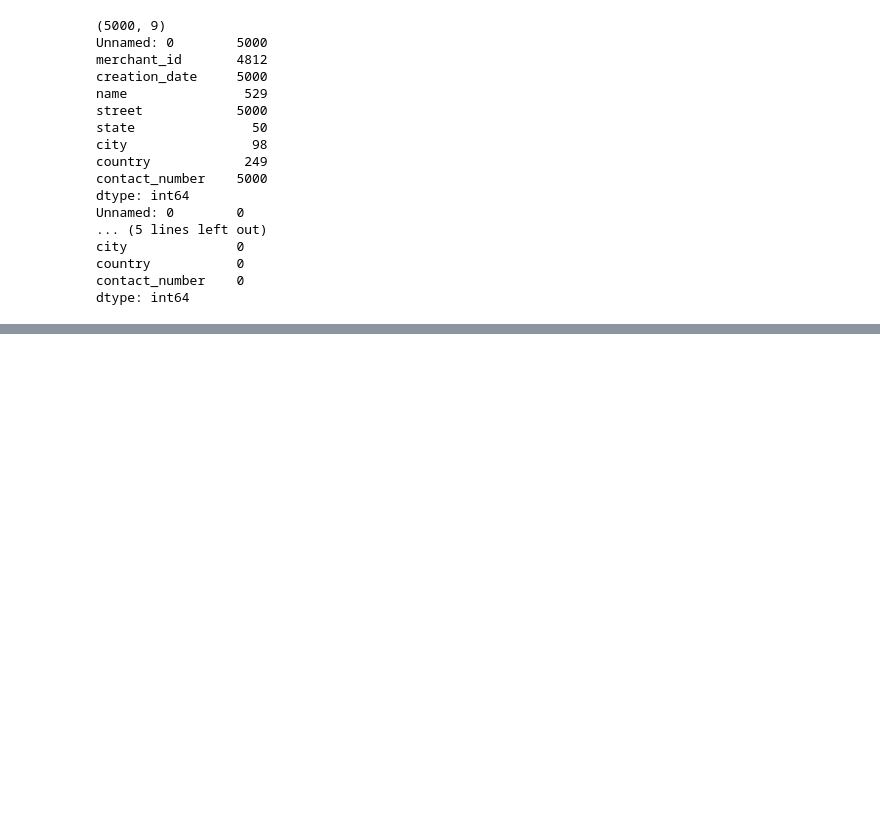
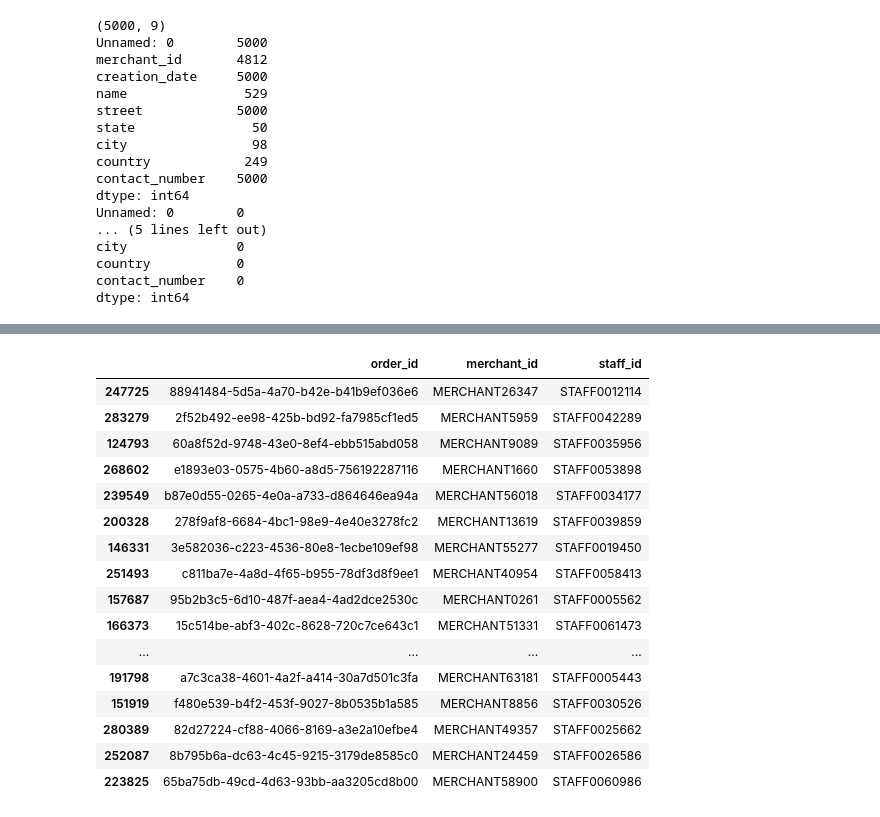
Before and after one commit to 1123Alessandro/ShopZada, a Jupyter notebook: enterprise_profiling.ipynb, the cells around one changed output, grey strips where cells are left out. Cells and saved outputs as stored; diff of their text form; code cells hidden in the pictures; blank space fills up the shorter version.

```diff
--- a/enterprise_profiling.ipynb
+++ b/enterprise_profiling.ipynb
@@ -87,0 +155,20 @@ print(df_merchant_data[df_merchant_data['name'] == 'Whitby Group'])
+# %%
+df_order2.sample(20)
+# %% [output]
+|  | order_id | merchant_id | staff_id |
+| 247725 | 88941484-5d5a-4a70-b42e-b41b9ef036e6 | MERCHANT26347 | STAFF0012114 |
+| 283279 | 2f52b492-ee98-425b-bd92-fa7985cf1ed5 | MERCHANT5959 | STAFF0042289 |
+| 124793 | 60a8f52d-9748-43e0-8ef4-ebb515abd058 | MERCHANT9089 | STAFF0035956 |
+| 268602 | e1893e03-0575-4b60-a8d5-756192287116 | MERCHANT1660 | STAFF0053898 |
+| 239549 | b87e0d55-0265-4e0a-a733-d864646ea94a | MERCHANT56018 | STAFF0034177 |
+| 200328 | 278f9af8-6684-4bc1-98e9-4e40e3278fc2 | MERCHANT13619 | STAFF0039859 |
+| 146331 | 3e582036-c223-4536-80e8-1ecbe109ef98 | MERCHANT55277 | STAFF0019450 |
+| 251493 | c811ba7e-4a8d-4f65-b955-78df3d8f9ee1 | MERCHANT40954 | STAFF0058413 |
+| 157687 | 95b2b3c5-6d10-487f-aea4-4ad2dce2530c | MERCHANT0261 | STAFF0005562 |
+| 166373 | 15c514be-abf3-402c-8628-720c7ce643c1 | MERCHANT51331 | STAFF0061473 |
+| ... | ... | ... | ... |
+| 191798 | a7c3ca38-4601-4a2f-a414-30a7d501c3fa | MERCHANT63181 | STAFF0005443 |
+| 151919 | f480e539-b4f2-453f-9027-8b0535b1a585 | MERCHANT8856 | STAFF0030526 |
+| 280389 | 82d27224-cf88-4066-8169-a3e2a10efbe4 | MERCHANT49357 | STAFF0025662 |
+| 252087 | 8b795b6a-dc63-4c45-9215-3179de8585c0 | MERCHANT24459 | STAFF0026586 |
+| 223825 | 65ba75db-49cd-4d63-93bb-aa3205cd8b00 | MERCHANT58900 | STAFF0060986 |
```
Also changed, not shown: parts of 12 cells of this notebook.
